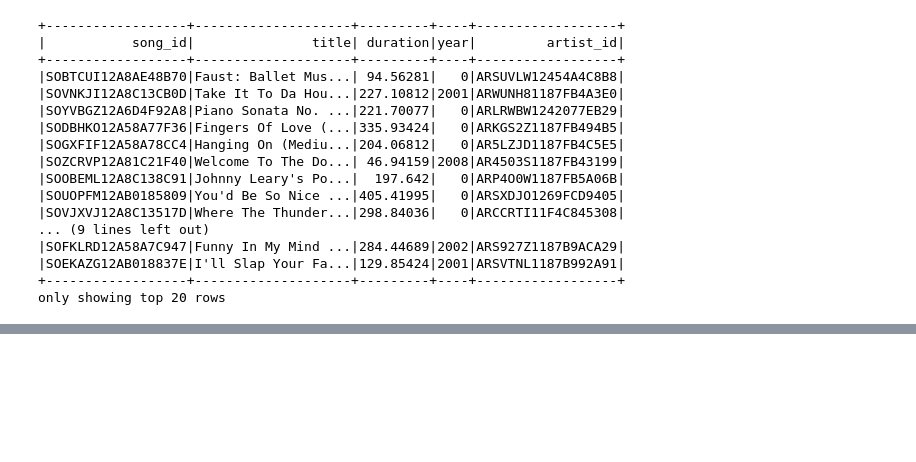
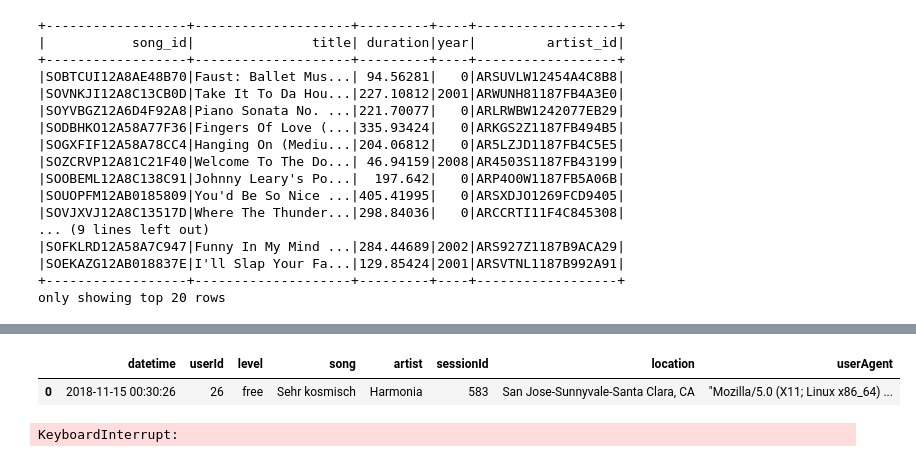
Before and after one commit to Mihlos/s3-datalake, a Jupyter notebook: test.ipynb, the cells around one changed output, grey strips where cells are left out. Saved outputs shown, nothing was run; the diff lists cells and outputs as text; code cells hidden in the pictures; blank space fills up the shorter version.

```diff
--- a/test.ipynb
+++ b/test.ipynb
@@ -190,0 +203,29 @@ only showing top 20 rows
+# %%
+# ['artist',
+#  'auth',
+#  'firstName',
+#  'gender',
+#  'itemInSession',
+#  'lastName',
+#  'length',
+#  'level',
+#  'location',
+#  'method',
+#  'page',
+#  'registration',
+#  'sessionId',
+#  'song',
+#  'status',
+#  'ts',
+#  'userAgent',
+#  'userId']
+dfs = df2.select('datetime', 'userId', 'level', 'song', 'artist', 'sessionId', 'location', 'userAgent')
+# %%
+dfs.limit(1).toPandas()
+# %% [output]
+|  | datetime | userId | level | song | artist | sessionId | location | userAgent |
+| 0 | 2018-11-15 00:30:26 | 26 | free | Sehr kosmisch | Harmonia | 583 | San Jose-Sunnyvale-Santa Clara, CA | "Mozilla/5.0 (X11; Linux x86_64) ... |
+# %%
+dfs.count()
+# %% [output]
+KeyboardInterrupt:
```
Also changed, not shown: parts of 8 cells of this notebook, 2 other files.
